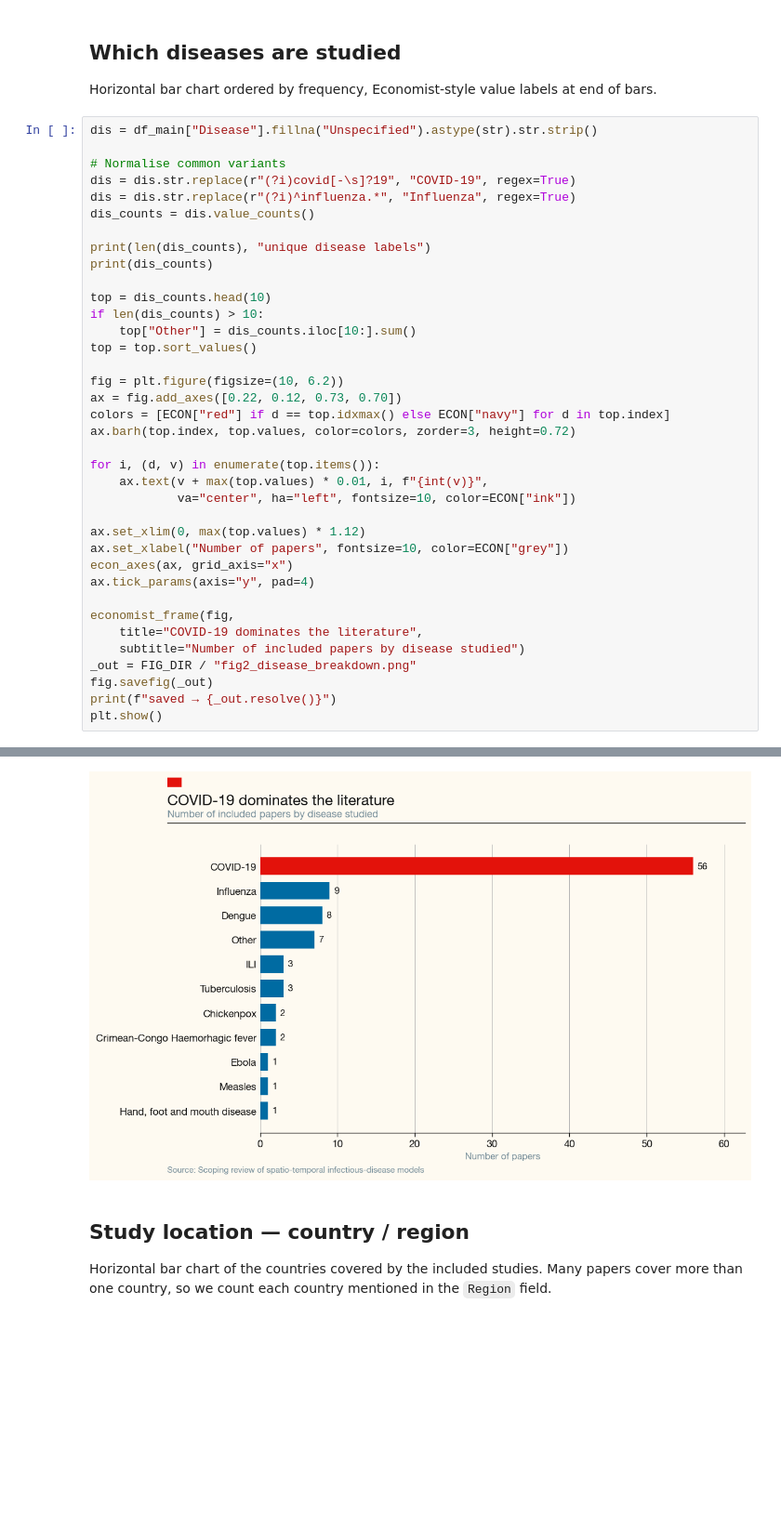
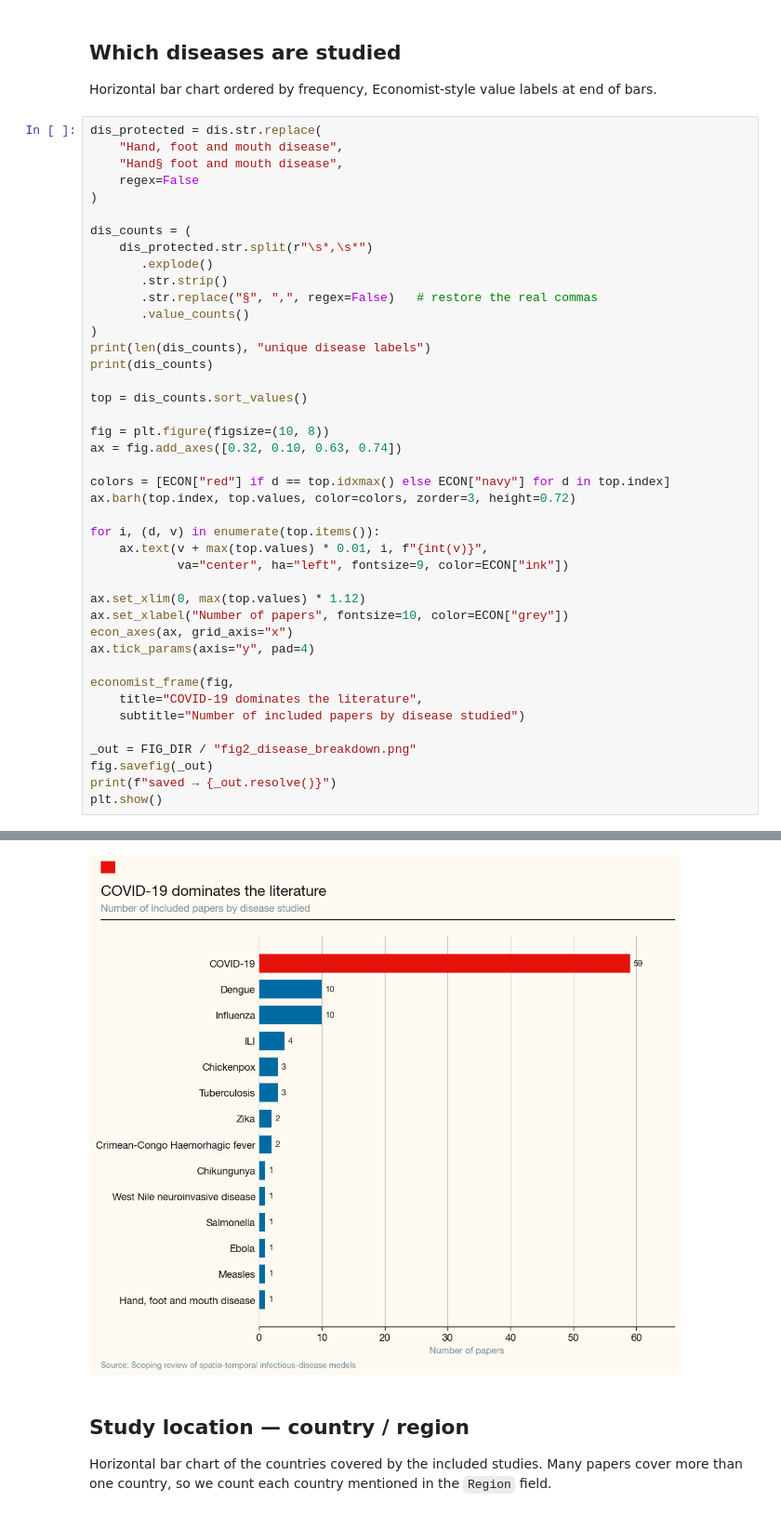
Before and after one commit to ai4ci/scoping-review-figures, a Jupyter notebook: review_analysis.ipynb, the cells around one changed output, grey strips where cells are left out. Shown at 93% size. Saved outputs shown, nothing was run; the diff lists cells and outputs as text; blank space fills up the shorter version.

Commit message:
added diseases studies table; added countries table; edits to model architecture graph

```diff
--- a/review_analysis.ipynb
+++ b/review_analysis.ipynb
@@ -129,29 +132,33 @@ saved → /Users/oc25003/scoping-review-figures/exported_figures/fig1_publicatio
 ## Which diseases are studied
 Horizontal bar chart ordered by frequency, Economist-style value labels at end of bars.
 # %%
-dis = df_main["Disease"].fillna("Unspecified").astype(str).str.strip()
+dis_protected = dis.str.replace(
+    "Hand, foot and mouth disease",
+    "Hand§ foot and mouth disease",
+    regex=False
+)
 
-# Normalise common variants
-dis = dis.str.replace(r"(?i)covid[-\s]?19", "COVID-19", regex=True)
-dis = dis.str.replace(r"(?i)^influenza.*", "Influenza", regex=True)
-dis_counts = dis.value_counts()
-
+dis_counts = (
+    dis_protected.str.split(r"\s*,\s*")
+       .explode()
+       .str.strip()
+       .str.replace("§", ",", regex=False)   # restore the real commas
+       .value_counts()
+)
 print(len(dis_counts), "unique disease labels")
 print(dis_counts)
 
-top = dis_counts.head(10)
-if len(dis_counts) > 10:
-    top["Other"] = dis_counts.iloc[10:].sum()
-top = top.sort_values()
+top = dis_counts.sort_values()
 
-fig = plt.figure(figsize=(10, 6.2))
-ax = fig.add_axes([0.22, 0.12, 0.73, 0.70])
+fig = plt.figure(figsize=(10, 8))
+ax = fig.add_axes([0.32, 0.10, 0.63, 0.74])
+
 colors = [ECON["red"] if d == top.idxmax() else ECON["navy"] for d in top.index]
 ax.barh(top.index, top.values, color=colors, zorder=3, height=0.72)
 
 for i, (d, v) in enumerate(top.items()):
     ax.text(v + max(top.values) * 0.01, i, f"{int(v)}",
-            va="center", ha="left", fontsize=10, color=ECON["ink"])
+            va="center", ha="left", fontsize=9, color=ECON["ink"])
 
 ax.set_xlim(0, max(top.values) * 1.12)
 ax.set_xlabel("Number of papers", fontsize=10, color=ECON["grey"])
@@ -161,6 +168,7 @@ ax.tick_params(axis="y", pad=4)
 economist_frame(fig,
     title="COVID-19 dominates the literature",
     subtitle="Number of included papers by disease studied")
+
 _out = FIG_DIR / "fig2_disease_breakdown.png"
 fig.savefig(_out)
 print(f"saved → {_out.resolve()}")
@@ -184,6 +193,6 @@ COVID-19, Chickenpox                1
 Name: count, dtype: int64
 saved → /Users/oc25003/scoping-review-figures/exported_figures/fig2_disease_breakdown.png
-[figure, old version]
+[figure, new version]
 # %% [markdown]
 ## Study location — country / region
 
```
Also changed, not shown: parts of 13 cells of this notebook, 5 other files.
